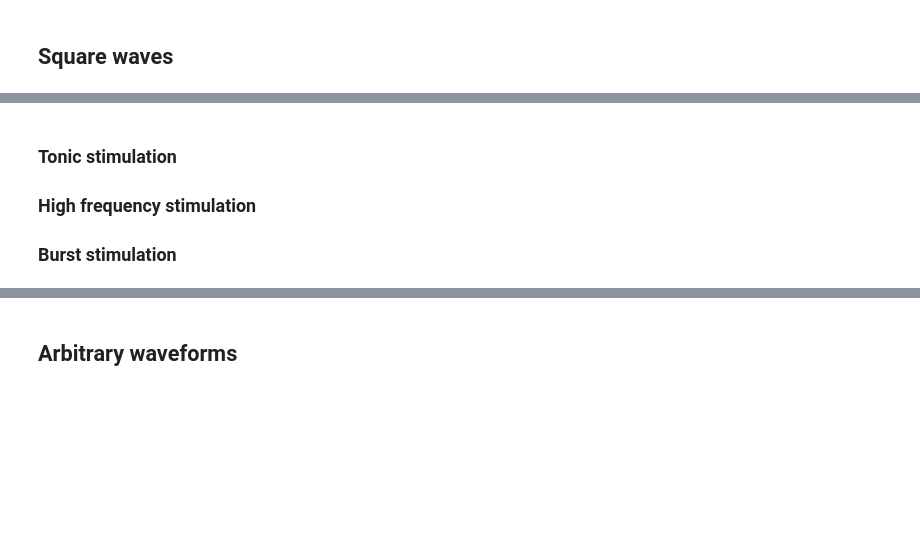
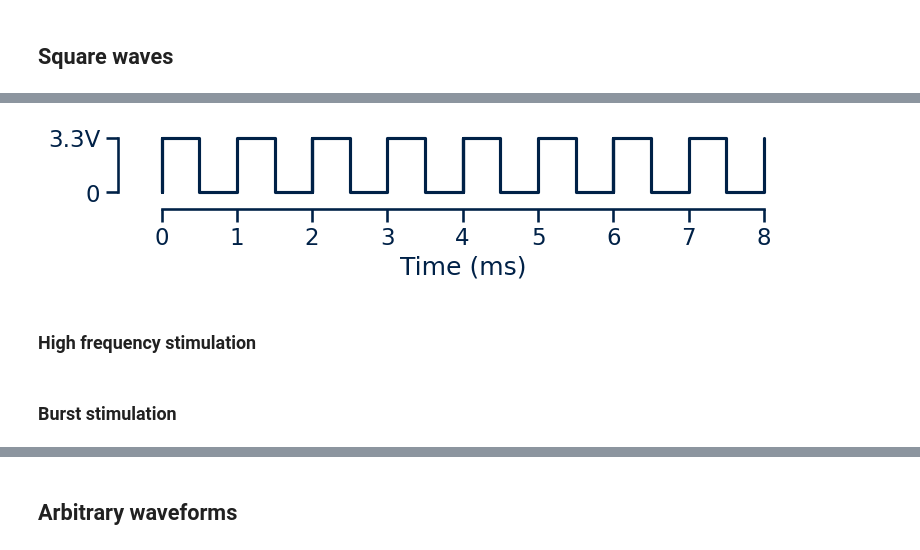
Before and after one commit to conorkeogh/wavewriter, a Jupyter notebook: nbs/04_examples.ipynb, the cells around one changed output, grey strips where cells are left out. Cells and saved outputs as stored; diff of their text form; code cells hidden in the pictures; blank space fills up the shorter version.

```diff
--- a/nbs/04_examples.ipynb
+++ b/nbs/04_examples.ipynb
@@ -31,6 +102,57 @@ device = WaveWriter()
+# %%
+#|echo:false
+v_ = [v[0]]
+t_ = [t[0]]
+
+for idx, val in enumerate(v[1:]):
+    v_.append(v[idx-1])
+    t_.append(t[idx])
+    v_.append(v[idx])
+    t_.append(t[idx])
+
+for _ in range(2):
+    t_.extend(t_ + t_[-1])
+    v_.extend(v_)
+
+for idx, val in enumerate(t_):
+    t_[idx] = val/1000
+# %%
+#|echo:false
+#|classes: light-mode
+
+bg_colour = '#fff'
+line_colour = '#002147'
+
+fig, ax = plt.subplots(figsize=(8,2))
+
+ax.plot(t_, v_, color=line_colour)
+
+ax.set(
+    yticks = (0, np.max(v)),
+    yticklabels = ['0', '3.3V'],
+    #xlim = (0, 0.5),
+    xlabel = 'Time (ms)'
+)
+
+sns.despine(ax=ax, offset=10, trim=True)
+
+ax.xaxis.label.set_color(line_colour)
+ax.yaxis.label.set_color(line_colour)
+
+ax.tick_params(axis='x', colors=line_colour)
+ax.tick_params(axis='y', colors=line_colour)
+
+ax.spines['left'].set_color(line_colour)
+ax.spines['bottom'].set_color(line_colour)
+
+ax.set_facecolor(bg_colour)
+fig.patch.set_facecolor(bg_colour)
+
+fig.tight_layout()
+fig.savefig('highfreq.png')
+# %% [output]
+[figure, added]
 # %% [markdown]
-### Tonic stimulation
-
 ### High frequency stimulation
-
-### Burst stimulation
+# %% [markdown]
+### Burst stimulation
```
Also changed, not shown: parts of 22 cells of this notebook.
